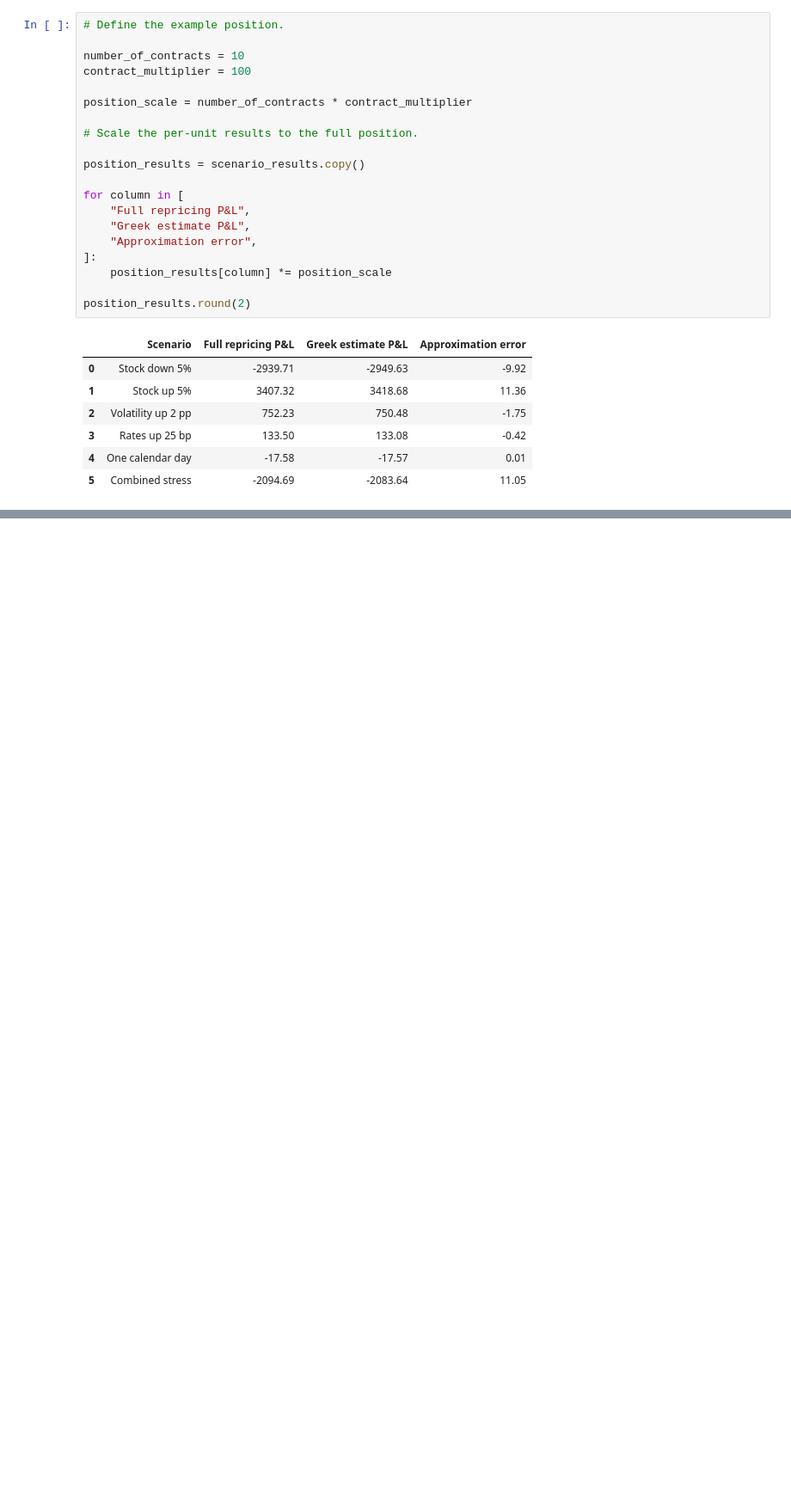
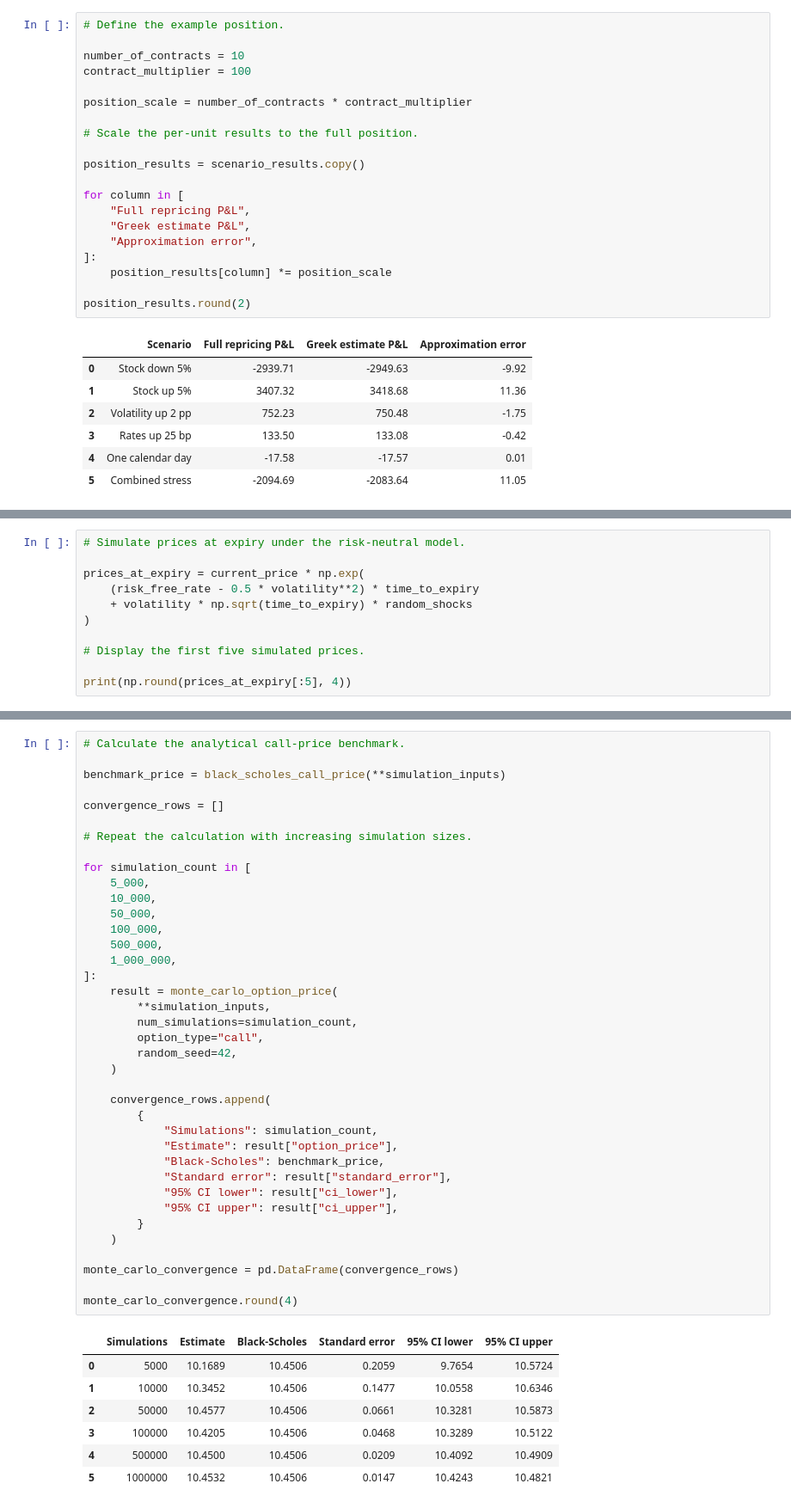
Before and after one commit to pranavbajaj1410-sketch/options-pricing-risk-analysis, a Jupyter notebook: analysis.ipynb, the cells around one changed output, grey strips where cells are left out. Shown at 86% size. Drawn from its saved outputs; the diff is of its cells as text; blank space fills up the shorter version.

Commit message:
Add Monte Carlo pricing and sampling-error checks

```diff
--- a/analysis.ipynb
+++ b/analysis.ipynb
@@ -977,0 +1009,11 @@ position_results.round(2)
+# %%
+# Simulate prices at expiry under the risk-neutral model.
+
+prices_at_expiry = current_price * np.exp(
+    (risk_free_rate - 0.5 * volatility**2) * time_to_expiry
+    + volatility * np.sqrt(time_to_expiry) * random_shocks
+)
+
+# Display the first five simulated prices.
+
+print(np.round(prices_at_expiry[:5], 4))
@@ -977,0 +1216,46 @@ position_results.round(2)
+# %%
+# Calculate the analytical call-price benchmark.
+
+benchmark_price = black_scholes_call_price(**simulation_inputs)
+
+convergence_rows = []
+
+# Repeat the calculation with increasing simulation sizes.
+
+for simulation_count in [
+    5_000,
+    10_000,
+    50_000,
+    100_000,
+    500_000,
+    1_000_000,
+]:
+    result = monte_carlo_option_price(
+        **simulation_inputs,
+        num_simulations=simulation_count,
+        option_type="call",
+        random_seed=42,
+    )
+
+    convergence_rows.append(
+        {
+            "Simulations": simulation_count,
+            "Estimate": result["option_price"],
+            "Black-Scholes": benchmark_price,
+            "Standard error": result["standard_error"],
+            "95% CI lower": result["ci_lower"],
+            "95% CI upper": result["ci_upper"],
+        }
+    )
+
+monte_carlo_convergence = pd.DataFrame(convergence_rows)
+
+monte_carlo_convergence.round(4)
+# %% [output]
+|  | Simulations | Estimate | Black-Scholes | Standard error | 95% CI lower | 95% CI upper |
+| 0 | 5000 | 10.1689 | 10.4506 | 0.2059 | 9.7654 | 10.5724 |
+| 1 | 10000 | 10.3452 | 10.4506 | 0.1477 | 10.0558 | 10.6346 |
+| 2 | 50000 | 10.4577 | 10.4506 | 0.0661 | 10.3281 | 10.5873 |
+| 3 | 100000 | 10.4205 | 10.4506 | 0.0468 | 10.3289 | 10.5122 |
+| 4 | 500000 | 10.4500 | 10.4506 | 0.0209 | 10.4092 | 10.4909 |
+| 5 | 1000000 | 10.4532 | 10.4506 | 0.0147 | 10.4243 | 10.4821 |
```
Also changed, not shown: parts of 8 cells of this notebook.
